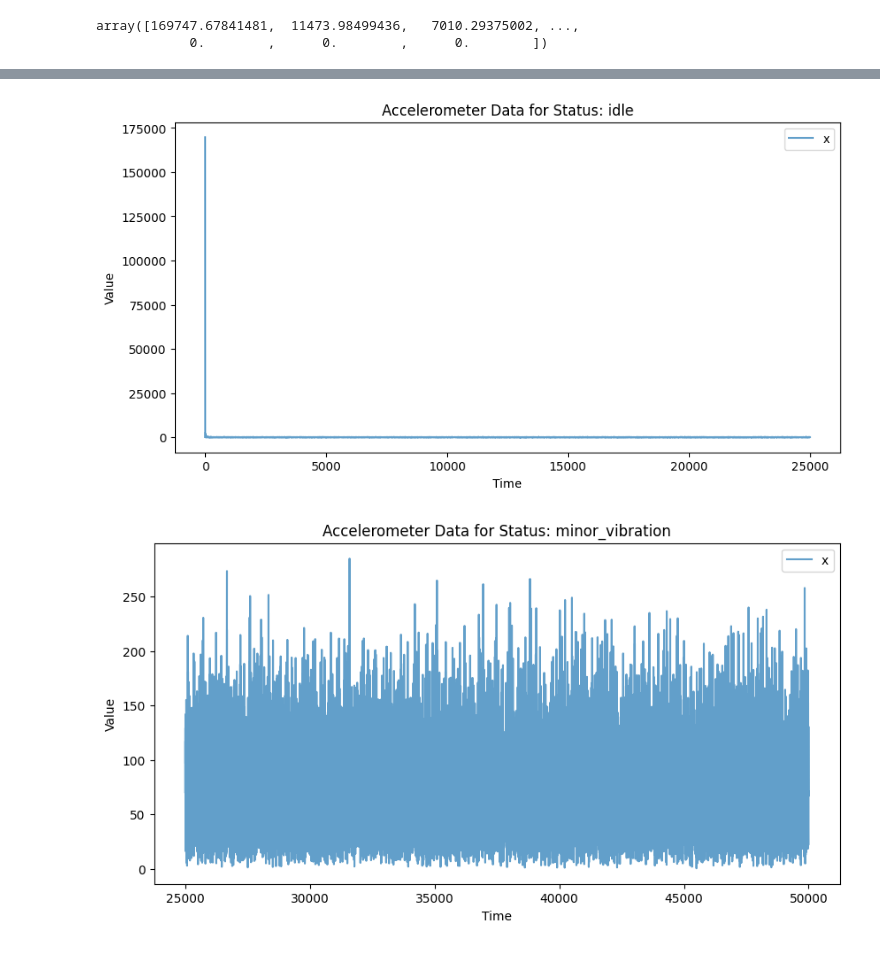
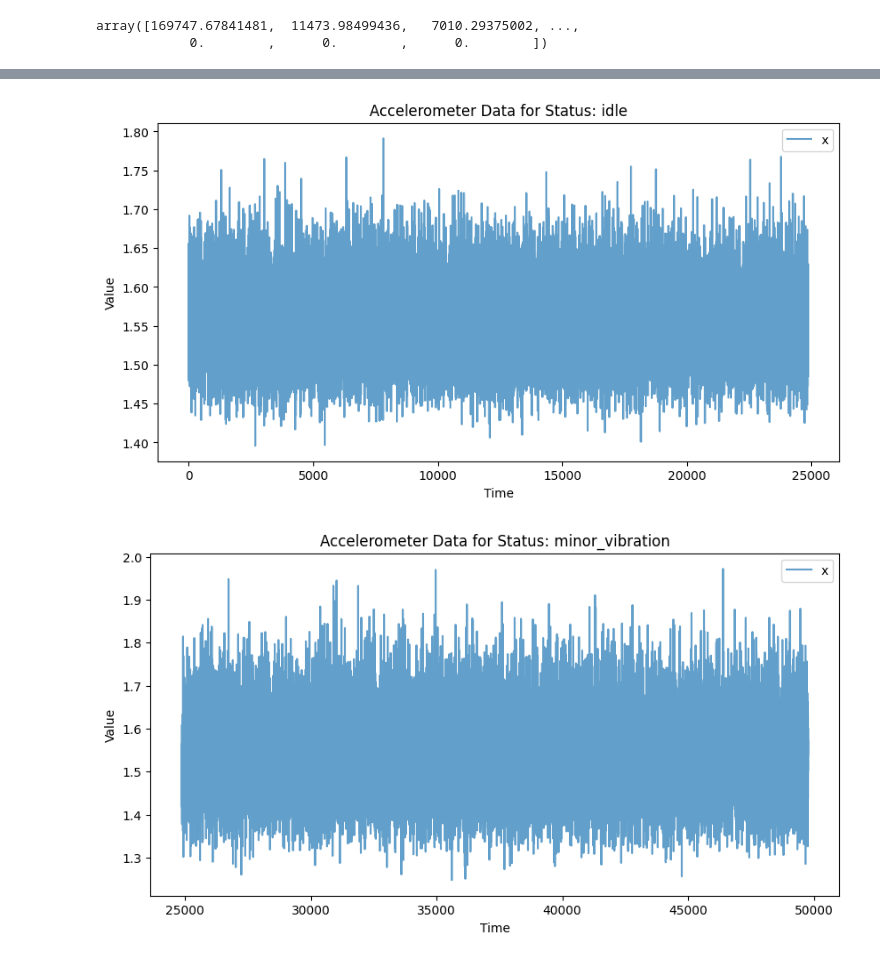
Before and after one commit to Alice2333333333/fyp, a Jupyter notebook: data/train-model.ipynb, the cells around one changed output, grey strips where cells are left out. Drawn from its saved outputs; the diff is of its cells as text; code cells hidden in the pictures.

```diff
--- a/data/train-model.ipynb
+++ b/data/train-model.ipynb
@@ -87,5 +34,0 @@ Minor Vibration Data After Removing Outliers: 14829 rows
-# %%
-from scipy.stats import zscore
-
-z_scores = zscore(df[['x', 'y', 'z']])
-df = df[(z_scores < 3).all(axis=1)]  # Keep rows within 3 standard deviations
@@ -92,3 +42,23 @@ df = df[(z_scores < 3).all(axis=1)]  # Keep rows within 3 standard deviations
+# %%
+from scipy.stats import zscore
+
+def remove_outliers_by_zscore(data, columns, threshold=3):
+    z_scores = zscore(data[columns])
+    return data[(z_scores < threshold).all(axis=1)]
+
+idle_data_cleaned = remove_outliers_by_zscore(idle_data, ['x', 'y', 'z'])
+minor_vibration_data_cleaned = remove_outliers_by_zscore(minor_vibration_data, ['x', 'y', 'z'])
+hard_concrete_data_cleaned = remove_outliers_by_zscore(hard_concrete_data, ['x', 'y', 'z'])
+soft_concrete_data_cleaned = remove_outliers_by_zscore(soft_concrete_data, ['x', 'y', 'z'])
+# %%
+df = pd.concat([
+    idle_data_cleaned,
+    minor_vibration_data_cleaned,
+    hard_concrete_data_cleaned,
+    soft_concrete_data_cleaned
+])
+
+df.reset_index(drop=True, inplace=True)
 # %% [markdown]
 **Normalization of Data**
 # %%
@@ -117,9 +87,3 @@ df['rolling_mean'] = df['magnitude'].rolling(window=window_size).mean()
 df['rolling_std'] = df['magnitude'].rolling(window=window_size).std()
 df['rolling_max'] = df['magnitude'].rolling(window=window_size).max()
 df['rolling_min'] = df['magnitude'].rolling(window=window_size).min()
-# %%
-from scipy.fft import fft
-
-# Compute FFT to analyze frequency
-df['fft'] = fft(df['magnitude'])
-df['fft_amplitude'] = np.abs(df['fft'][:len(df)])
@@ -269,16 +206,16 @@ df
 # %%
 df['time'] = range(len(df))
 statuses = df['status'].unique()
 
 for status in statuses:
     subset = df[df['status'] == status]
     plt.figure(figsize=(10, 5))
-    plt.plot(subset['time'], subset['fft_amplitude'], label='x', alpha=0.7)
+    plt.plot(subset['time'], subset['magnitude'], label='x', alpha=0.7)
     plt.title(f'Accelerometer Data for Status: {status}')
     plt.xlabel('Time')
     plt.ylabel('Value')
     plt.legend()
     plt.show()
 # %% [output]
-[figure, old version]
+[figure, new version]
-[figure, old version]
+[figure, new version]
```
Also changed, not shown: parts of 16 cells of this notebook, 7 other files.
